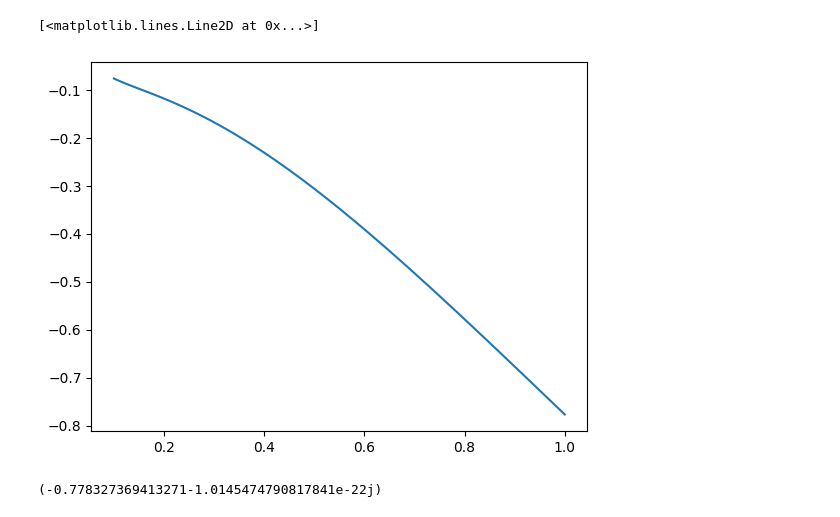
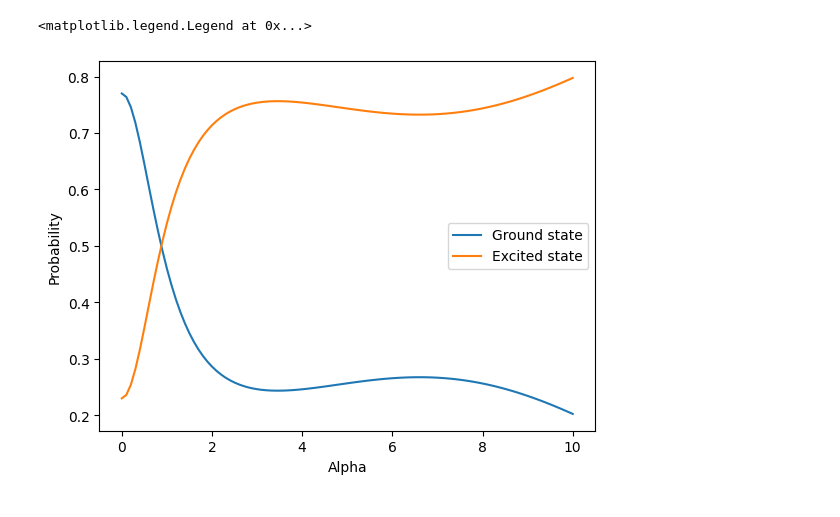
Before and after one commit to OsQarM/lsz_spectroscopy, a Jupyter notebook: qutip_test.ipynb, the cells around one changed output. Saved outputs shown, nothing was run; the diff lists cells and outputs as text; code cells hidden in the pictures.

```diff
--- a/qutip_test.ipynb
+++ b/qutip_test.ipynb
@@ -62,6 +117,6 @@ plt.show()
 # %%
 epsilon = 1
-alpha_list = np.linspace(1, 10, 100)
+alpha_list = np.linspace(0, 10, 101)
 ti = 0
 tf = 1
 nsteps = 1001
@@ -71,15 +126,15 @@ pc, pe = [], []
 
 for alpha in alpha_list:
 
-    H_i = H_numpy(alpha, epsilon, 0)
+    H_i = H_numpy_lz(alpha, epsilon, 0)
     eigvals_i, eigvecs_i = np.linalg.eigh(H_i)
 
-    H_f = H_numpy(alpha, epsilon, 1)
+    H_f = H_numpy_lz(alpha, epsilon, 1)
     eigvals_f, eigvecs_f = np.linalg.eigh(H_f)
 
     psi0 = eigvecs_i[0][0]*ket0 + eigvecs_i[0][1]*ket1
 
-    H = H_qutip(epsilon, alpha)
+    H = H_qutip_LZ(epsilon, alpha)
 
     result = qt.sesolve(H, psi0, times)
 
@@ -89,13 +144,13 @@ for alpha in alpha_list:
     dot_e = np.dot(final_state.full().flatten(), eigvecs_f[1])
     pc.append(dot_c*dot_c.conj())
     pe.append(dot_e*dot_e.conj())
-
-#plt.plot(1/alpha_list, np.log(pc))
-plt.plot(1/alpha_list, np.log(pe))
-# %% [output]
-[<matplotlib.lines.Line2D at 0x...>]
-[figure, removed]
 # %%
-print((np.log(pe)[-1] - np.log(pe)[0]) / ((1/alpha_list)[-1] - (1/alpha_list)[0]))
+#print((np.log(pe)[-1] - np.log(pe)[0]) / ((1/alpha_list)[-1] - (1/alpha_list)[0]))
+plt.plot(alpha_list, pc, label="Ground state")
+plt.plot(alpha_list, pe, label="Excited state")
+plt.xlabel('Alpha')
+plt.ylabel('Probability')
+plt.legend()
 # %% [output]
-(-0.778327369413271-1.0145474790817841e-22j)
+<matplotlib.legend.Legend at 0x...>
+[figure, added]
```
Also changed, not shown: parts of 6 cells of this notebook.
